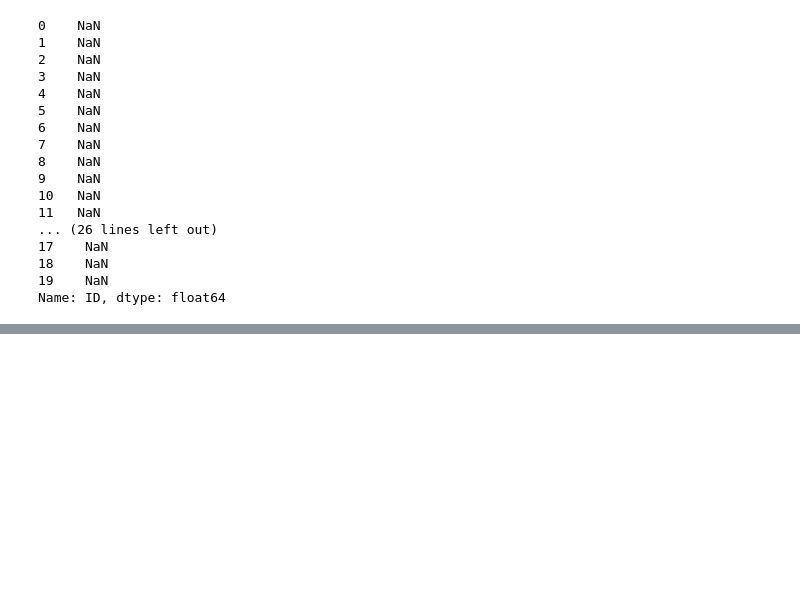
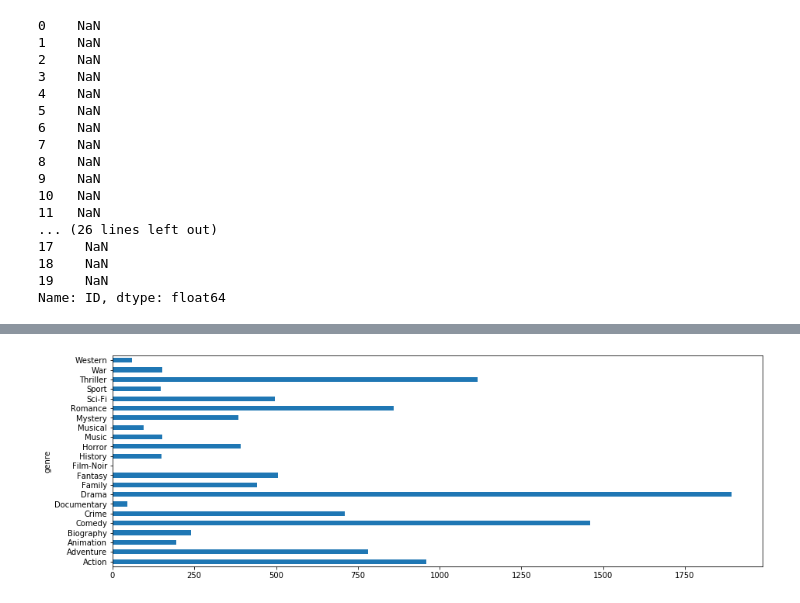
Before and after one commit to 6jk/MyPythonLearning, a Jupyter notebook: python爬虫/Pandas第二部分.ipynb, the cells around one changed output, grey strips where cells are left out. Cells and saved outputs as stored; diff of their text form; code cells hidden in the pictures; blank space fills up the shorter version.

```diff
--- a/python爬虫/Pandas第二部分.ipynb
+++ b/python爬虫/Pandas第二部分.ipynb
@@ -569,0 +685,6 @@ print(df)
+# %%
+# data.iterrows:使用迭代器的方式读取数据，返回数字索引(int)和每一行的数据(series)
+for i, row_data in data.iterrows():
+    print(i)
+    print(row_data)
+    break
@@ -569,0 +709,22 @@ print(df)
+# %%
+# 任务4、电影类型分析
+# 每个电影可以对应好几种题材，将数据处理为一个电影对应一个类型
+genre_data = pd.DataFrame(columns = ['genre','gross'])
+# data.iterrows:使用迭代器的方式读取数据，返回数字索引(int)和每一行的数据(series)
+for i, row_data in data.iterrows():
+    # 使用split将genres分割
+    genres = row_data['genres'].split('|')
+    n_genres = len(genres)
+    # 构建一个空字典，用以保存genre和gross的值
+    dict_obj = {}
+    dict_obj['gross'] = [row_data['gross']] * n_genres
+    # print(dict_obj['gross'])
+
+    dict_obj['genre'] = genres
+    # 将字典转为dataframe类型
+    genre_df = pd.DataFrame(dict_obj)
+    print(genre_df)
+    # DataFrame的append将genre_df的数据添加进genre_data
+    genre_data = genre_data.append(genre_df)
+# 将最终的数据写入csv保存
+genre_data.to_csv('./genre_data.csv',index=None)
@@ -569,0 +749,9 @@ print(df)
+# %%
+# 4.1 按题材分类，统计个数
+genre_count = genre_data.groupby('genre').size()
+plt.figure(figsize=(15.0,10.0))
+genre_count.plot(kind='barh')
+# plt.savefig('./output/genre_count.png')
+plt.show()
+# %% [output]
+[figure, added]
```
Also changed, not shown: parts of 12 cells of this notebook, 3 other files.
